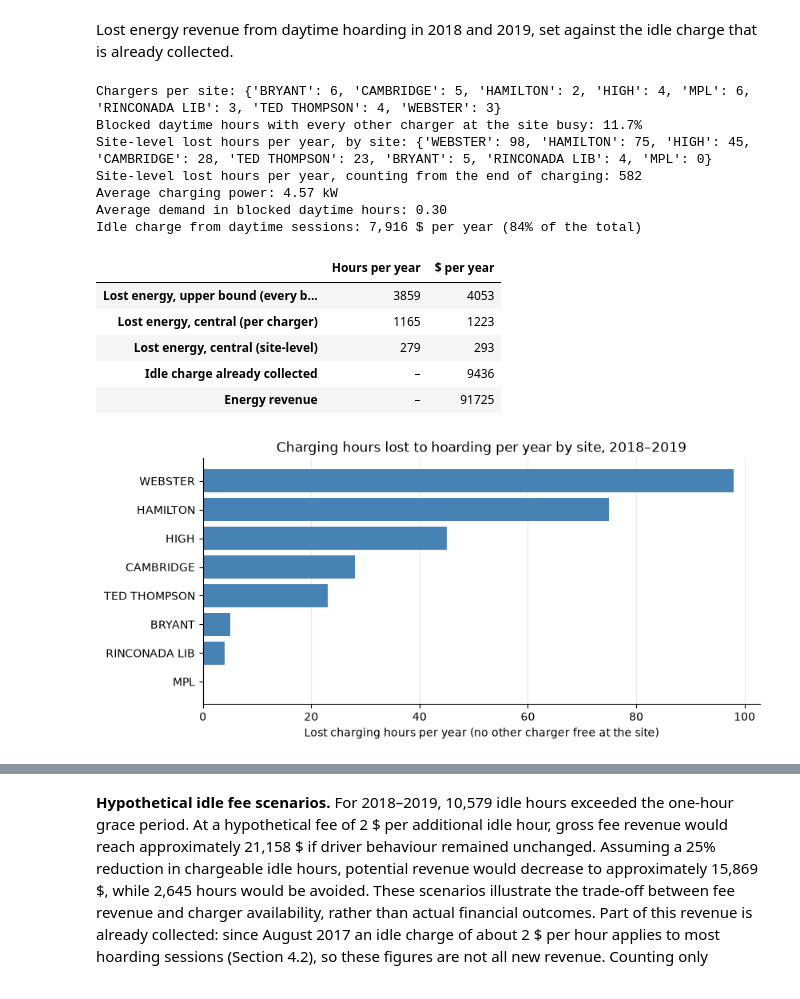
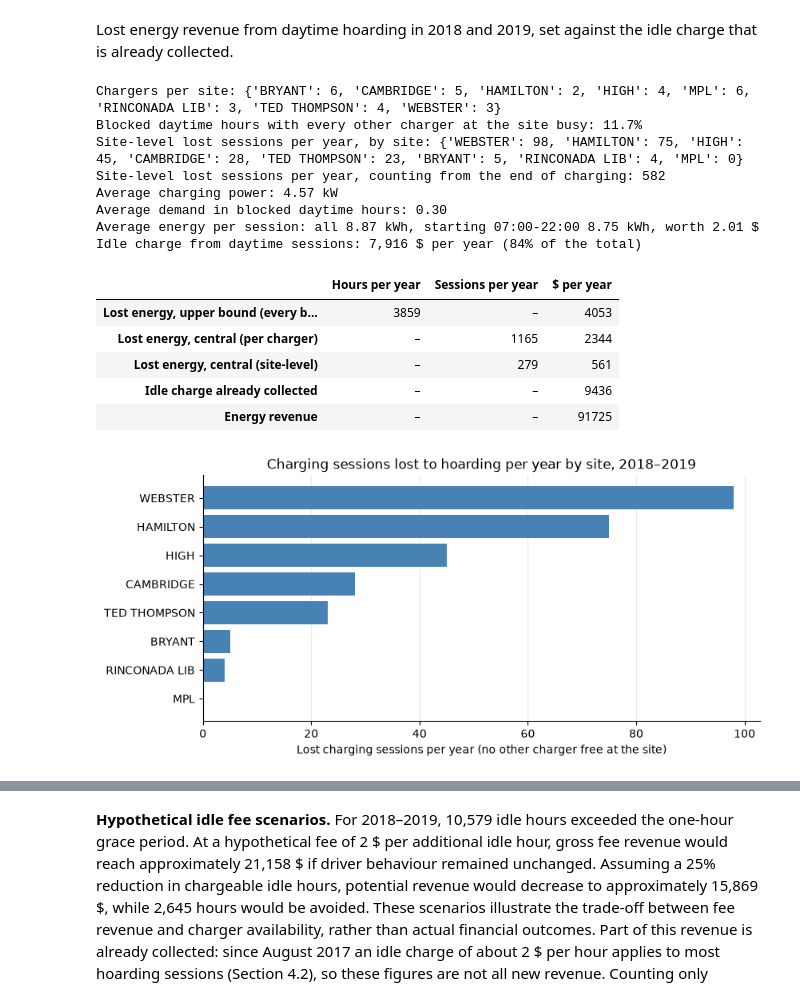
Before and after one commit to Teresa7810/Introduction-to-Business-Analytics, a Jupyter notebook: 4. Exploratory.ipynb, the cells around one changed output, grey strips where cells are left out. Saved outputs shown, nothing was run; the diff lists cells and outputs as text; code cells hidden in the pictures.

```diff
--- a/4. Exploratory.ipynb
+++ b/4. Exploratory.ipynb
@@ -1847,7 +1989,7 @@ for site in site_first.index:
 # including night-time sessions that are still parked in the morning
 
 hoarders = recent[recent["hoarding"] == 1]
-blocked_hours, lost_hours = 0.0, 0.0
+blocked_hours, lost_sessions = 0.0, 0.0
 # site level: a blocked hour only counts when every other charger at the site is busy too
 # each (site, hour) is counted once: if two chargers are blocked in the same hour at a full site,
 # the site demand (at least one arrival) is used once, with the larger blocked share of that hour
@@ -1862,7 +2004,7 @@ for station, t, end in zip(hoarders["station"], hoard_start, hoarders["end"]):
         share = (step_end - t) / pd.Timedelta(hours=1)
         if 7 <= t.hour <= 21:
             blocked_hours += share
-            lost_hours += share * demand[(station, t.hour)]  # expected hours another driver would have used
+            lost_sessions += share * demand[(station, t.hour)]  # expected sessions that would have started in that time
 
             others = [c for c in chargers_open(site, t.floor("h")) if c != station]
             if all((c, t.floor("h")) in busy for c in others):
@@ -1872,16 +2014,16 @@ for station, t, end in zip(hoarders["station"], hoard_start, hoarders["end"]):
         t = step_end
 
 # site-level loss: blocked share x site demand, once per (site, hour)
-lost_hours_site = 0.0
+lost_sessions_site = 0.0
 lost_by_site = {}
 for (site, hour), share in site_hour_share.items():
     lost_site = share * demand_site[(site, hour.hour)]
-    lost_hours_site += lost_site
+    lost_sessions_site += lost_site
     lost_by_site[site] = lost_by_site.get(site, 0.0) + lost_site
 
 print(f"Blocked daytime hours with every other charger at the site busy: {site_full_hours / blocked_hours * 100:.1f}%")
 site_loss = (pd.Series(lost_by_site) / 2).round(0).astype(int).sort_values(ascending=False)
-print("Site-level lost hours per year, by site:", site_loss.to_dict())
+print("Site-level lost sessions per year, by site:", site_loss.to_dict())
 
 # for comparison: the same site-level loss counting all idle time from the end of charging,
 # which is what a reminder sent when charging ends could free
@@ -1898,16 +2040,23 @@ for station, t, end in zip(hoarders["station"], hoarders["charge_end"], hoarders
                 site_hour_share_all[key] = max(site_hour_share_all.get(key, 0.0), share)
         t = step_end
 
-lost_hours_site_all = sum(share * demand_site[(site, hour.hour)] for (site, hour), share in site_hour_share_all.items())
-print(f"Site-level lost hours per year, counting from the end of charging: {lost_hours_site_all / 2:.0f}")
+lost_sessions_site_all = sum(share * demand_site[(site, hour.hour)] for (site, hour), share in site_hour_share_all.items())
+print(f"Site-level lost sessions per year, counting from the end of charging: {lost_sessions_site_all / 2:.0f}")
 
-# energy those hours would have sold, at the average charging power and 0.23 $/kWh
+# average charging power, used for the upper bound (blocked hours x power x 0.23 $/kWh)
 
 charging = recent[recent["charging_hours"] > 0.05]
 # total energy over total charging time, so short sessions do not weigh as much as long ones
 kw_mean = charging["energy_kwh"].sum() / charging["charging_hours"].sum()
 print(f"Average charging power: {kw_mean:.2f} kW")
-print(f"Average demand in blocked daytime hours: {lost_hours / blocked_hours:.2f}")
+print(f"Average demand in blocked daytime hours: {lost_sessions / blocked_hours:.2f}")
+
+# energy a lost session would have sold: the mean of 2018-2019 sessions starting 07:00-22:00,
+# because the lost sessions are daytime ones (night sessions are longer and charge more)
+daytime_start = recent["start"].dt.hour.between(7, 21)
+kwh_session_day = recent.loc[daytime_start, "energy_kwh"].mean()
+print(f"Average energy per session: all {recent['energy_kwh'].mean():.2f} kWh, "
+      f"starting 07:00-22:00 {kwh_session_day:.2f} kWh, worth {kwh_session_day * 0.23:.2f} $")
 
 # idle charge already collected in the same two years (extra above the energy price, see Section 4.2)
 
@@ -1921,11 +2070,14 @@ print(f"Idle charge from daytime sessions: {idle_charge_day / 2:,.0f} $ per year
 
 # per year: the data cover two years
 
+# the upper bound is in blocked hours (x average power); the central figures are in lost sessions
+# (x energy per daytime session)
 lost_table = pd.DataFrame({
-    "Hours per year": [blocked_hours / 2, lost_hours / 2, lost_hours_site / 2, np.nan, np.nan],
+    "Hours per year": [blocked_hours / 2, np.nan, np.nan, np.nan, np.nan],
+    "Sessions per year": [np.nan, lost_sessions / 2, lost_sessions_site / 2, np.nan, np.nan],
     "$ per year": [blocked_hours * kw_mean * 0.23 / 2,
-                   lost_hours * kw_mean * 0.23 / 2,
-                   lost_hours_site * kw_mean * 0.23 / 2,
+                   lost_sessions * kwh_session_day * 0.23 / 2,
+                   lost_sessions_site * kwh_session_day * 0.23 / 2,
                    idle_charge / 2,
                    (0.23 * recent["energy_kwh"]).sum() / 2]},
     index=["Lost energy, upper bound (every blocked daytime hour after the first)",
@@ -1939,29 +2091,30 @@ display(lost_table.round(0).astype("Int64").astype(object).fillna("–"))
 # %% [output]
 Chargers per site: {'BRYANT': 6, 'CAMBRIDGE': 5, 'HAMILTON': 2, 'HIGH': 4, 'MPL': 6, 'RINCONADA LIB': 3, 'TED THOMPSON': 4, 'WEBSTER': 3}
 Blocked daytime hours with every other charger at the site busy: 11.7%
-Site-level lost hours per year, by site: {'WEBSTER': 98, 'HAMILTON': 75, 'HIGH': 45, 'CAMBRIDGE': 28, 'TED THOMPSON': 23, 'BRYANT': 5, 'RINCONADA LIB': 4, 'MPL': 0}
-Site-level lost hours per year, counting from the end of charging: 582
+Site-level lost sessions per year, by site: {'WEBSTER': 98, 'HAMILTON': 75, 'HIGH': 45, 'CAMBRIDGE': 28, 'TED THOMPSON': 23, 'BRYANT': 5, 'RINCONADA LIB': 4, 'MPL': 0}
+Site-level lost sessions per year, counting from the end of charging: 582
 Average charging power: 4.57 kW
 Average demand in blocked daytime hours: 0.30
+Average energy per session: all 8.87 kWh, starting 07:00-22:00 8.75 kWh, worth 2.01 $
 Idle charge from daytime sessions: 7,916 $ per year (84% of the total)
-|  | Hours per year | $ per year |
-| Lost energy, upper bound (every b... | 3859 | 4053 |
-| Lost energy, central (per charger) | 1165 | 1223 |
-| Lost energy, central (site-level) | 279 | 293 |
-| Idle charge already collected | – | 9436 |
-| Energy revenue | – | 91725 |
+|  | Hours per year | Sessions per year | $ per year |
+| Lost energy, upper bound (every b... | 3859 | – | 4053 |
+| Lost energy, central (per charger) | – | 1165 | 2344 |
+| Lost energy, central (site-level) | – | 279 | 561 |
+| Idle charge already collected | – | – | 9436 |
+| Energy revenue | – | – | 91725 |
 # %%
-# site-level hours lost to hoarding per year, by site (from the cell above)
+# site-level charging sessions lost to hoarding per year, by site (from the cell above)
 site_plot = site_loss.sort_values()
 
 fig, ax = plt.subplots(figsize=(9, 4))
 ax.barh(site_plot.index, site_plot.values, color="steelblue")
-ax.set_title("Charging hours lost to hoarding per year by site, 2018–2019")
-ax.set_xlabel("Lost charging hours per year (no other charger free at the site)")
+ax.set_title("Charging sessions lost to hoarding per year by site, 2018–2019")
+ax.set_xlabel("Lost charging sessions per year (no other charger free at the site)")
 ax.grid(axis="x", alpha=0.3)
 ax.set_axisbelow(True)
 ax.spines[["top", "right"]].set_visible(False)
 plt.show()
 # %% [output]
-[figure, old version]
+[figure, new version]
 # %% [markdown]
```
Also changed, not shown: parts of 22 cells of this notebook.
